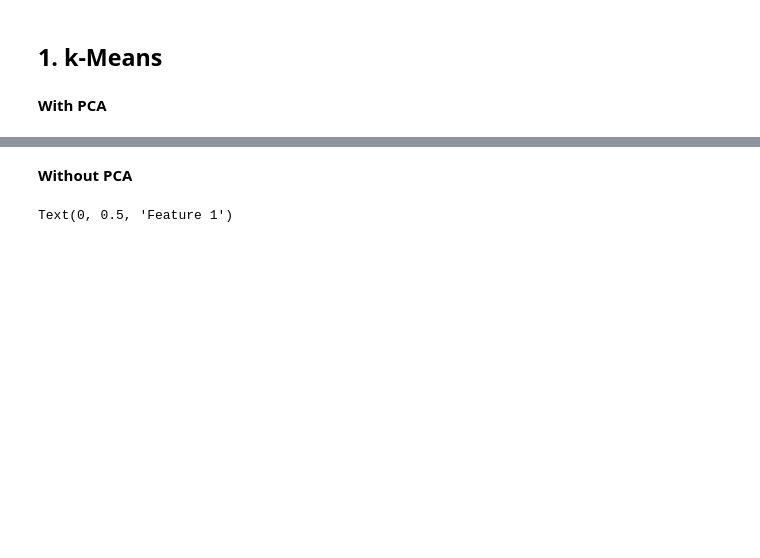
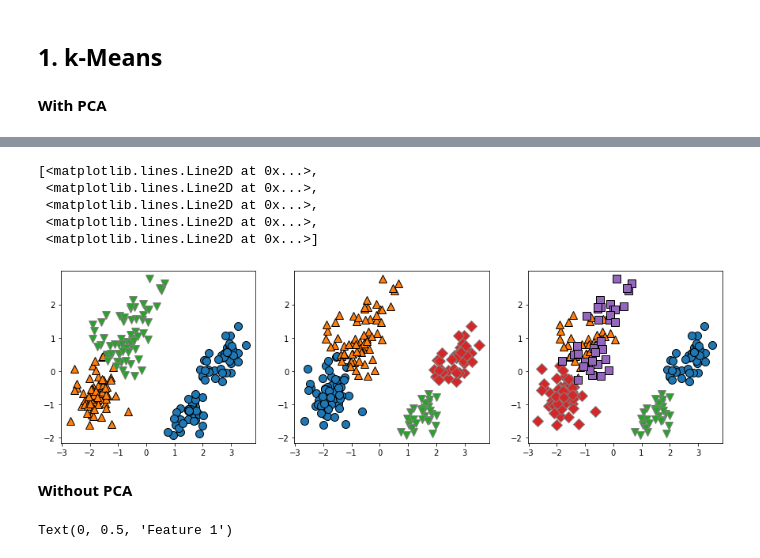
Before and after one commit to cheje/data71200, a Jupyter notebook: project3.ipynb, the cells around one changed output, grey strips where cells are left out. Cells and saved outputs as stored; diff of their text form; code cells hidden in the pictures; blank space fills up the shorter version.

```diff
--- a/project3.ipynb
+++ b/project3.ipynb
@@ -428,3 +428,33 @@ Text(0, 0.5, 'Feature 1')
+# %%
+fig, axes = plt.subplots(1, 3, figsize=(15, 4))
+
+# using 3 cluster centers:
+kmeans = KMeans(n_clusters=3)
+kmeans.fit(X_train)
+assignments = kmeans.labels_
+
+mglearn.discrete_scatter(X_train[:, 0], X_train[:, 1], assignments, ax=axes[0])
+
+# using 4 cluster centers:
+kmeans = KMeans(n_clusters=4)
+kmeans.fit(X_train)
+assignments=kmeans.labels_
+
+mglearn.discrete_scatter(X_train[:, 0], X_train[:, 1], assignments, ax=axes[1])
+
+# using 5 cluster centers:
+kmeans = KMeans(n_clusters=5)
+kmeans.fit(X_train)
+assignments = kmeans.labels_
+
+mglearn.discrete_scatter(X_train[:, 0], X_train[:, 1], assignments, ax=axes[2])
+# %% [output]
+[<matplotlib.lines.Line2D at 0x...>,
+ <matplotlib.lines.Line2D at 0x...>,
+ <matplotlib.lines.Line2D at 0x...>,
+ <matplotlib.lines.Line2D at 0x...>,
+ <matplotlib.lines.Line2D at 0x...>]
+[figure, added]
 # %% [markdown]
 **Without PCA**
 # %%
```
Also changed, not shown: parts of 37 cells of this notebook.
